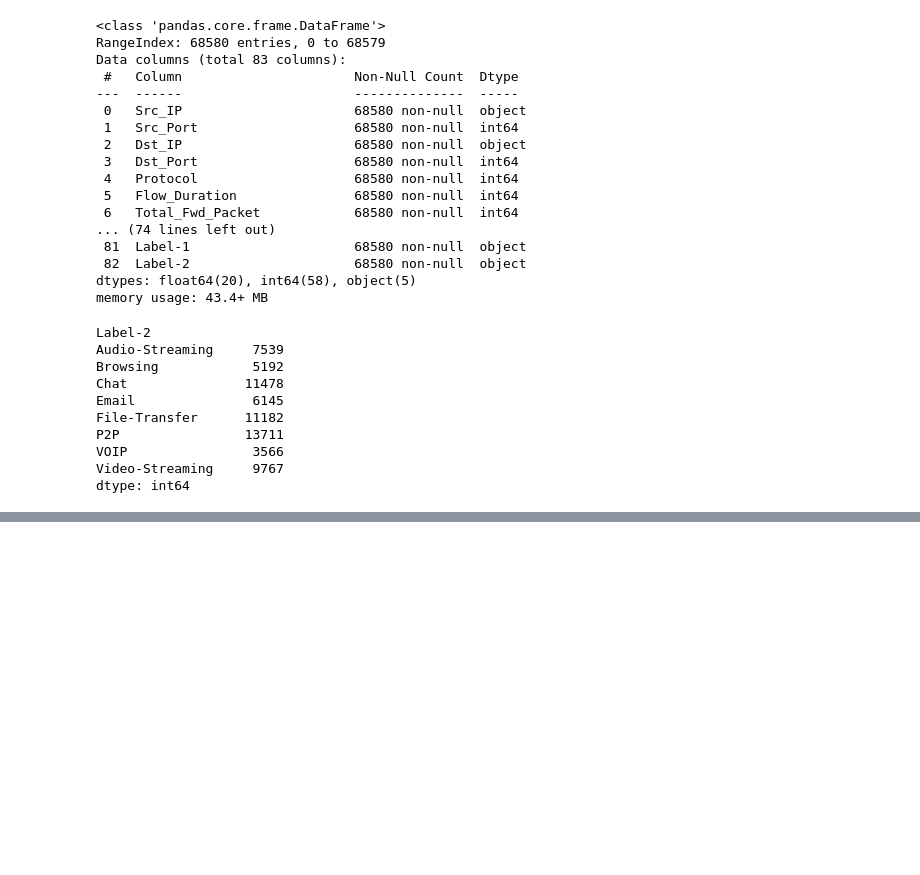
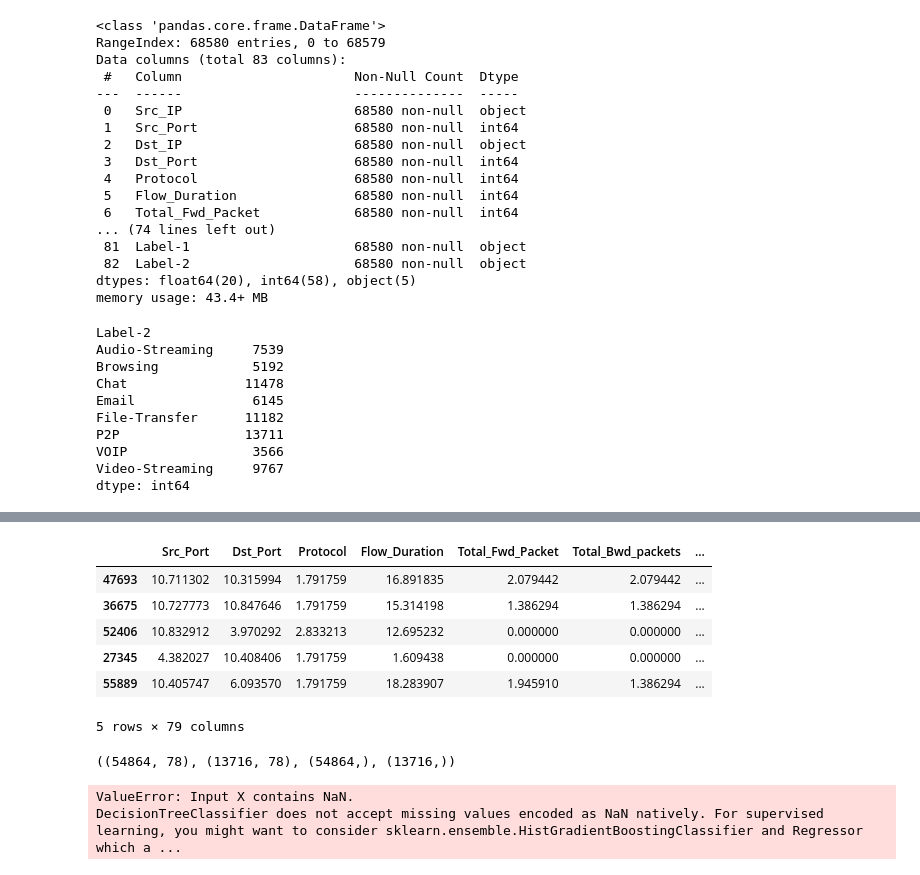
Before and after one commit to fpsomad/fpsomad, a Jupyter notebook: Darknet.ipynb, the cells around one changed output, grey strips where cells are left out. Drawn from its saved outputs; the diff is of its cells as text; code cells hidden in the pictures; blank space fills up the shorter version.

```diff
--- a/Darknet.ipynb
+++ b/Darknet.ipynb
@@ -9,6 +14,6 @@ import matplotlib.pyplot as plt
 # %%
 # εισαγωγή συνόλου δεδομένων
-data = pd.read_csv('https://raw.githubusercontent.com/kdemertzis/EKPA/main/Data/DarkNet.csv')
+data = pd.read_csv('https://raw.githubusercontent.com/kdemertzis/EKPA/main/Data/DarkNet.csv', low_memory = False)
 data.info()
 # %% [output]
 <class 'pandas.core.frame.DataFrame'>
@@ -107,0 +83,3 @@ dtype: int64
+# %%
+# αφαίρεση μεταβλητών Src_IP, Dst_IP, Flow_Bytes/s
+data = data.drop(['Src_IP', 'Dst_IP', 'Flow_Bytes/s', 'Label-1', 'Label-2'], axis = 1)
@@ -107,0 +103,12 @@ dtype: int64
+# %%
+# ανακάτεμα συνόλου δεδομένων
+data = data.sample(frac=1)
+data.head()
+# %% [output]
+|  | Src_Port | Dst_Port | Protocol | Flow_Duration | Total_Fwd_Packet | Total_Bwd_packets | ... |
+| 47693 | 10.711302 | 10.315994 | 1.791759 | 16.891835 | 2.079442 | 2.079442 | ... |
+| 36675 | 10.727773 | 10.847646 | 1.791759 | 15.314198 | 1.386294 | 1.386294 | ... |
+| 52406 | 10.832912 | 3.970292 | 2.833213 | 12.695232 | 0.000000 | 0.000000 | ... |
+| 27345 | 4.382027 | 10.408406 | 1.791759 | 1.609438 | 0.000000 | 0.000000 | ... |
+| 55889 | 10.405747 | 6.093570 | 1.791759 | 18.283907 | 1.945910 | 1.386294 | ... |
+5 rows × 79 columns
@@ -107,0 +120,23 @@ dtype: int64
+# %%
+# τμηματοποίηση συνόλου δεδομένων 80% για εκπαίδευση, 20% για έλεγχο
+X_train, X_test, y_train, y_test = train_test_split(X, y, test_size = 0.2, random_state = 42)
+X_train.shape, X_test.shape, y_train.shape,y_test.shape
+# %% [output]
+((54864, 78), (13716, 78), (54864,), (13716,))
+# %%
+# αλγόριθμος Decision Tree
+
+tree = DecisionTreeClassifier(max_depth = 5)
+tree.fit(X_train, y_train)
+
+y_test_tree = tree.predict(X_test)
+y_train_tree = tree.predict(X_train)
+
+acc_train_tree = accuracy_score(y_train,y_train_tree)
+acc_test_tree = accuracy_score(y_test,y_test_tree)
+
+print("Decision Tree: Accuracy on training Data: {:.3f}".format(acc_train_tree))
+print("Decision Tree: Accuracy on test Data: {:.3f}".format(acc_test_tree))
+# %% [output]
+ValueError: Input X contains NaN.
+DecisionTreeClassifier does not accept missing values encoded as NaN natively. For supervised learning, you might want to consider sklearn.ensemble.HistGradientBoostingClassifier and Regressor which a ...
```
Also changed, not shown: parts of 7 cells of this notebook.
